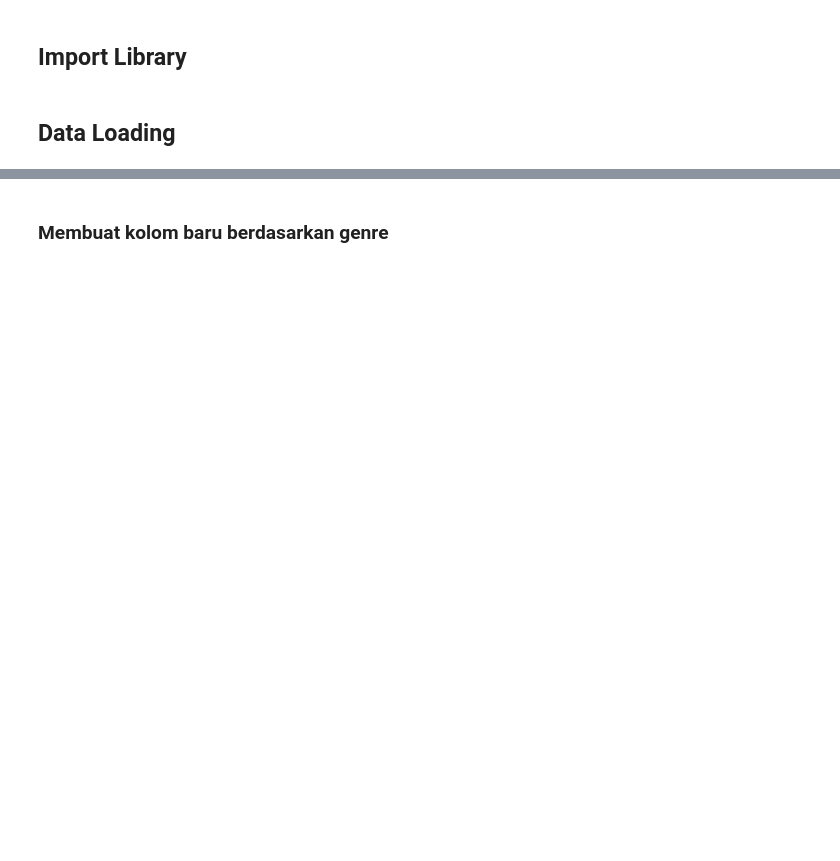
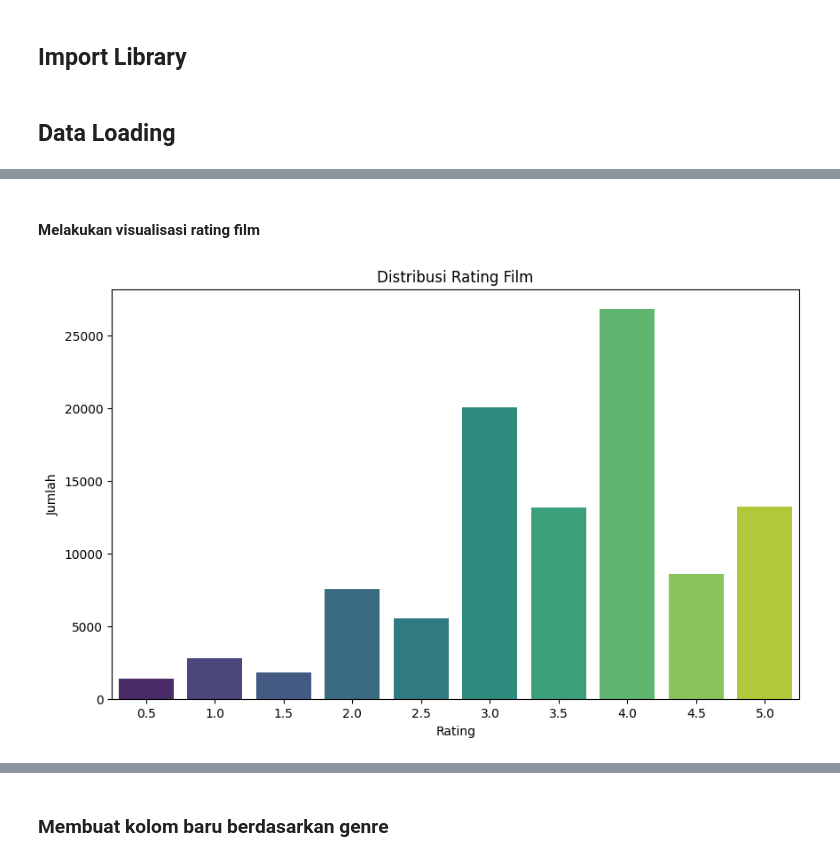
Before and after one commit to maybeitsai/Movie-Recommendation-System, a Jupyter notebook: Movie-Recommendation.ipynb, the cells around one changed output, grey strips where cells are left out. Saved outputs shown, nothing was run; the diff lists cells and outputs as text; code cells hidden in the pictures; blank space fills up the shorter version.

```diff
--- a/Movie-Recommendation.ipynb
+++ b/Movie-Recommendation.ipynb
@@ -16,0 +107,12 @@ ratings = pd.read_csv('assets\movie\\ratings.csv')
+# %% [markdown]
+#### Melakukan visualisasi rating film
+# %%
+# Visualisasi Distribusi Rating
+plt.figure(figsize=(10,6))
+sns.countplot(x='rating', data=ratings, palette='viridis')
+plt.title('Distribusi Rating Film')
+plt.xlabel('Rating')
+plt.ylabel('Jumlah')
+plt.show()
+# %% [output]
+[figure, added]
```
Also changed, not shown: parts of 41 cells of this notebook.
